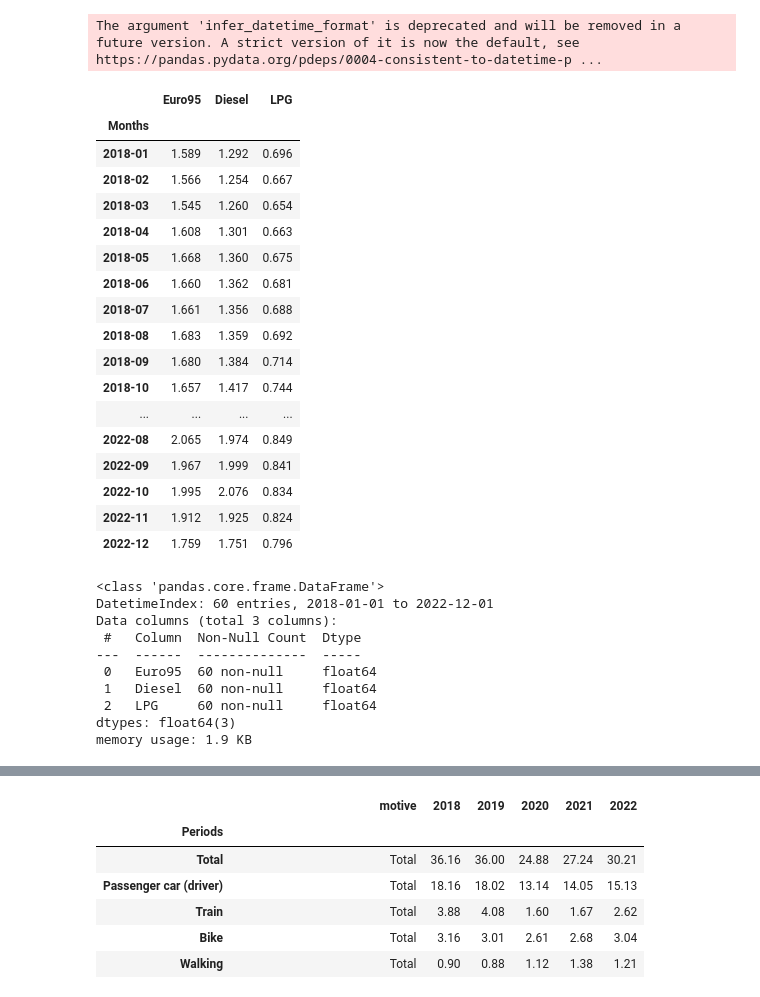
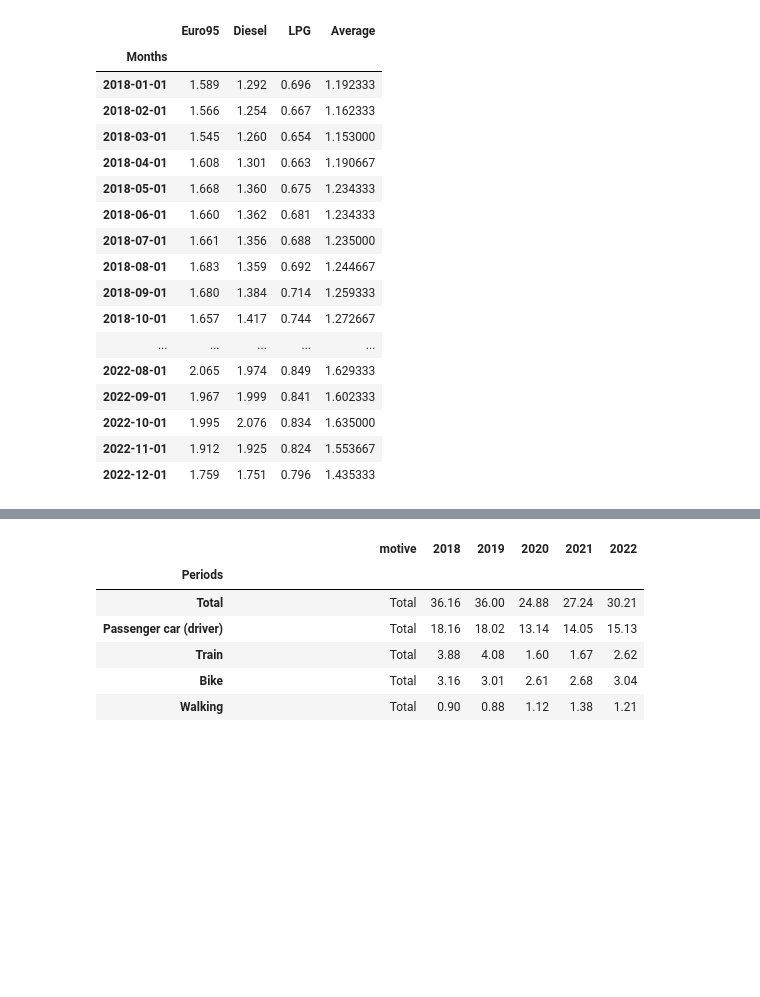
Before and after one commit to asquu/TIL6022-Project-Group-35, a Jupyter notebook: Project_Python.ipynb, the cells around one changed output, grey strips where cells are left out. Drawn from its saved outputs; the diff is of its cells as text; code cells hidden in the pictures; blank space fills up the shorter version.

```diff
--- a/Project_Python.ipynb
+++ b/Project_Python.ipynb
@@ -10,45 +9,35 @@ import plotly.express as px
 # %%
-df= read_csv('fuelprices.csv', skiprows = 5, delimiter = ';',
-             index_col = 0, parse_dates=True, infer_datetime_format=True)
+df= read_csv('fuelprices.csv', skiprows = 5, delimiter = ';', index_col = 0, parse_dates=True, infer_datetime_format=True)
 
-# data = d.dropna()
-data = df.dropna().rename({'euro/liter':'Euro95',
-            'euro/liter.1':'Diesel', 'euro/liter.2':'LPG' }, axis=1)
+data = df.dropna().rename({'euro/liter':'Euro95','euro/liter.1':'Diesel', 'euro/liter.2':'LPG' }, axis=1)
+
 data.index.names = ['Months']
 
-display(data)
 data.index = pd.to_datetime(data.index)
-data.info();
+
+warnings.filterwarnings("ignore", message="The argument 'infer_datetime_format' is deprecated.*", category=FutureWarning) #ignore warning
+
+data['Average'] = data.mean(axis=1) #Add Average price
+data
 # %% [output]
-The argument 'infer_datetime_format' is deprecated and will be removed in a future version. A strict version of it is now the default, see https://pandas.pydata.org/pdeps/0004-consistent-to-datetime-p ...
-|  | Euro95 | Diesel | LPG |
-| Months |  |  |  |
-| 2018-01 | 1.589 | 1.292 | 0.696 |
-| 2018-02 | 1.566 | 1.254 | 0.667 |
-| 2018-03 | 1.545 | 1.260 | 0.654 |
-| 2018-04 | 1.608 | 1.301 | 0.663 |
-| 2018-05 | 1.668 | 1.360 | 0.675 |
-| 2018-06 | 1.660 | 1.362 | 0.681 |
-| 2018-07 | 1.661 | 1.356 | 0.688 |
-| 2018-08 | 1.683 | 1.359 | 0.692 |
-| 2018-09 | 1.680 | 1.384 | 0.714 |
-| 2018-10 | 1.657 | 1.417 | 0.744 |
-| ... | ... | ... | ... |
-| 2022-08 | 2.065 | 1.974 | 0.849 |
-| 2022-09 | 1.967 | 1.999 | 0.841 |
-| 2022-10 | 1.995 | 2.076 | 0.834 |
-| 2022-11 | 1.912 | 1.925 | 0.824 |
-| 2022-12 | 1.759 | 1.751 | 0.796 |
+|  | Euro95 | Diesel | LPG | Average |
+| Months |  |  |  |  |
+| 2018-01-01 | 1.589 | 1.292 | 0.696 | 1.192333 |
+| 2018-02-01 | 1.566 | 1.254 | 0.667 | 1.162333 |
+| 2018-03-01 | 1.545 | 1.260 | 0.654 | 1.153000 |
+| 2018-04-01 | 1.608 | 1.301 | 0.663 | 1.190667 |
+| 2018-05-01 | 1.668 | 1.360 | 0.675 | 1.234333 |
+| 2018-06-01 | 1.660 | 1.362 | 0.681 | 1.234333 |
+| 2018-07-01 | 1.661 | 1.356 | 0.688 | 1.235000 |
+| 2018-08-01 | 1.683 | 1.359 | 0.692 | 1.244667 |
+| 2018-09-01 | 1.680 | 1.384 | 0.714 | 1.259333 |
+| 2018-10-01 | 1.657 | 1.417 | 0.744 | 1.272667 |
+| ... | ... | ... | ... | ... |
+| 2022-08-01 | 2.065 | 1.974 | 0.849 | 1.629333 |
+| 2022-09-01 | 1.967 | 1.999 | 0.841 | 1.602333 |
+| 2022-10-01 | 1.995 | 2.076 | 0.834 | 1.635000 |
+| 2022-11-01 | 1.912 | 1.925 | 0.824 | 1.553667 |
+| 2022-12-01 | 1.759 | 1.751 | 0.796 | 1.435333 |
-<class 'pandas.core.frame.DataFrame'>
-DatetimeIndex: 60 entries, 2018-01-01 to 2022-12-01
-Data columns (total 3 columns):
- #   Column  Non-Null Count  Dtype
----  ------  --------------  -----
- 0   Euro95  60 non-null     float64
- 1   Diesel  60 non-null     float64
- 2   LPG     60 non-null     float64
-dtypes: float64(3)
-memory usage: 1.9 KB
 # %%
 data.plot(figsize=(15,10))
 plt.ylabel('Fuel price (euro/liter)', fontsize=12)
```
Also changed, not shown: parts of 6 cells of this notebook.
